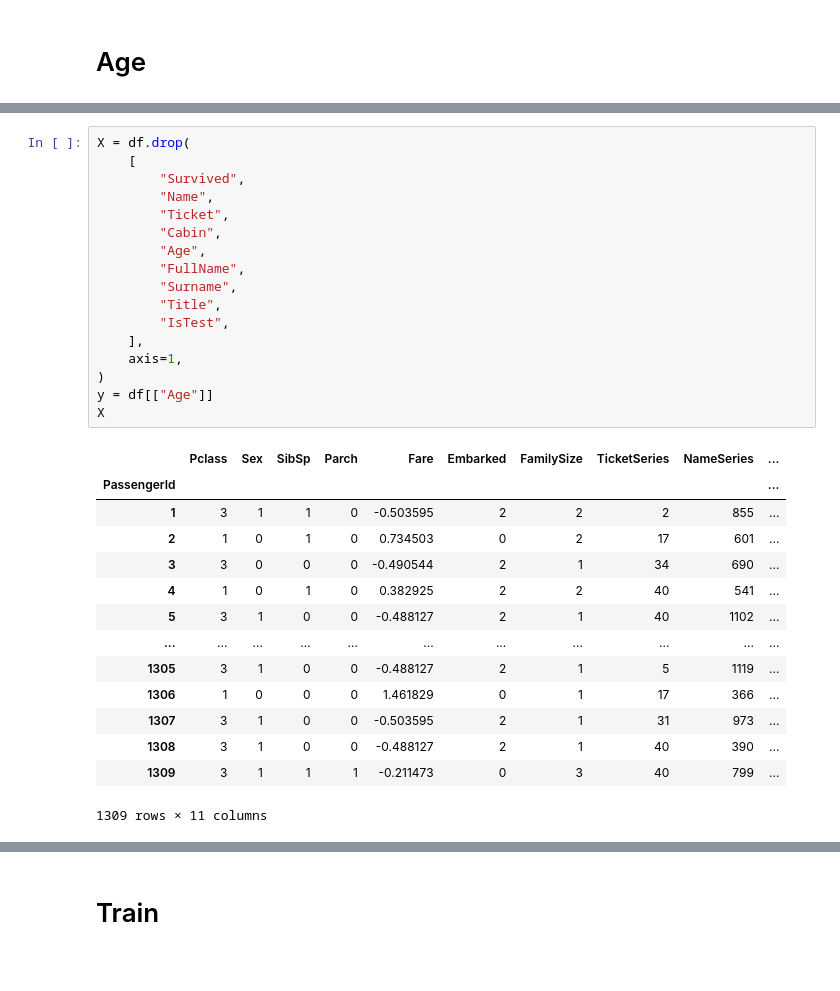
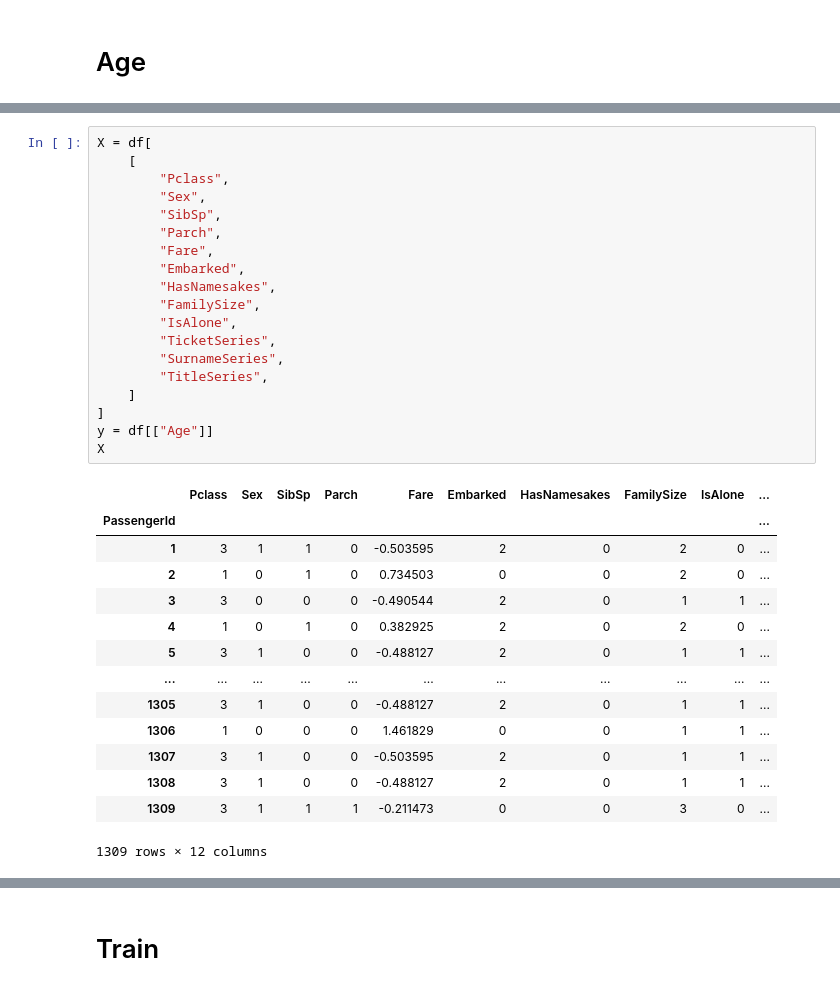
Before and after one commit to alxgrin/kaggle, a Jupyter notebook: notebooks/titanic/age.ipynb, the cells around one changed output, grey strips where cells are left out. Saved outputs shown, nothing was run; the diff lists cells and outputs as text.

```diff
--- a/notebooks/titanic/age.ipynb
+++ b/notebooks/titanic/age.ipynb
@@ -54,34 +55,36 @@ memory usage: 214.8+ KB
 [interactive output not drawn]
 # %%
-X = df.drop(
+X = df[
     [
-        "Survived",
-        "Name",
-        "Ticket",
-        "Cabin",
-        "Age",
-        "FullName",
-        "Surname",
-        "Title",
-        "IsTest",
-    ],
-    axis=1,
-)
+        "Pclass",
+        "Sex",
+        "SibSp",
+        "Parch",
+        "Fare",
+        "Embarked",
+        "HasNamesakes",
+        "FamilySize",
+        "IsAlone",
+        "TicketSeries",
+        "SurnameSeries",
+        "TitleSeries",
+    ]
+]
 y = df[["Age"]]
 X
 # %% [output]
-|  | Pclass | Sex | SibSp | Parch | Fare | Embarked | FamilySize | TicketSeries | NameSeries | ... |
+|  | Pclass | Sex | SibSp | Parch | Fare | Embarked | HasNamesakes | FamilySize | IsAlone | ... |
 | PassengerId |  |  |  |  |  |  |  |  |  | ... |
-| 1 | 3 | 1 | 1 | 0 | -0.503595 | 2 | 2 | 2 | 855 | ... |
-| 2 | 1 | 0 | 1 | 0 | 0.734503 | 0 | 2 | 17 | 601 | ... |
-| 3 | 3 | 0 | 0 | 0 | -0.490544 | 2 | 1 | 34 | 690 | ... |
-| 4 | 1 | 0 | 1 | 0 | 0.382925 | 2 | 2 | 40 | 541 | ... |
-| 5 | 3 | 1 | 0 | 0 | -0.488127 | 2 | 1 | 40 | 1102 | ... |
+| 1 | 3 | 1 | 1 | 0 | -0.503595 | 2 | 0 | 2 | 0 | ... |
+| 2 | 1 | 0 | 1 | 0 | 0.734503 | 0 | 0 | 2 | 0 | ... |
+| 3 | 3 | 0 | 0 | 0 | -0.490544 | 2 | 0 | 1 | 1 | ... |
+| 4 | 1 | 0 | 1 | 0 | 0.382925 | 2 | 0 | 2 | 0 | ... |
+| 5 | 3 | 1 | 0 | 0 | -0.488127 | 2 | 0 | 1 | 1 | ... |
 | ... | ... | ... | ... | ... | ... | ... | ... | ... | ... | ... |
-| 1305 | 3 | 1 | 0 | 0 | -0.488127 | 2 | 1 | 5 | 1119 | ... |
-| 1306 | 1 | 0 | 0 | 0 | 1.461829 | 0 | 1 | 17 | 366 | ... |
-| 1307 | 3 | 1 | 0 | 0 | -0.503595 | 2 | 1 | 31 | 973 | ... |
-| 1308 | 3 | 1 | 0 | 0 | -0.488127 | 2 | 1 | 40 | 390 | ... |
-| 1309 | 3 | 1 | 1 | 1 | -0.211473 | 0 | 3 | 40 | 799 | ... |
+| 1305 | 3 | 1 | 0 | 0 | -0.488127 | 2 | 0 | 1 | 1 | ... |
+| 1306 | 1 | 0 | 0 | 0 | 1.461829 | 0 | 0 | 1 | 1 | ... |
+| 1307 | 3 | 1 | 0 | 0 | -0.503595 | 2 | 0 | 1 | 1 | ... |
+| 1308 | 3 | 1 | 0 | 0 | -0.488127 | 2 | 0 | 1 | 1 | ... |
+| 1309 | 3 | 1 | 1 | 1 | -0.211473 | 0 | 0 | 3 | 0 | ... |
-1309 rows × 11 columns
+1309 rows × 12 columns
 [interactive output not drawn]
```
Also changed, not shown: parts of 13 cells of this notebook, 3 other files.
